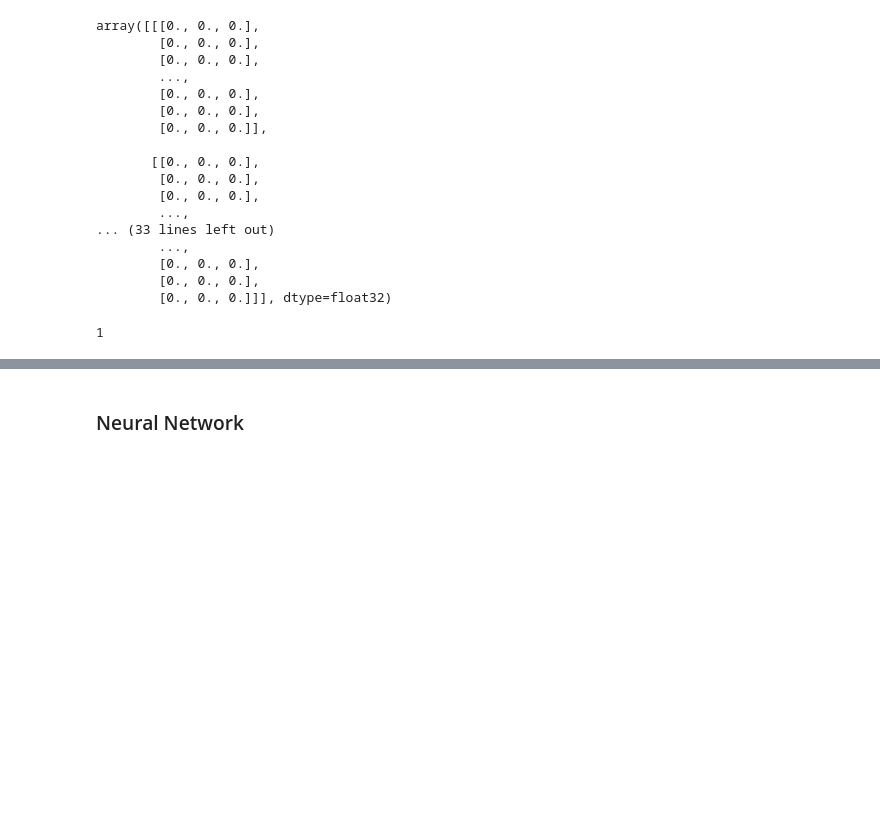
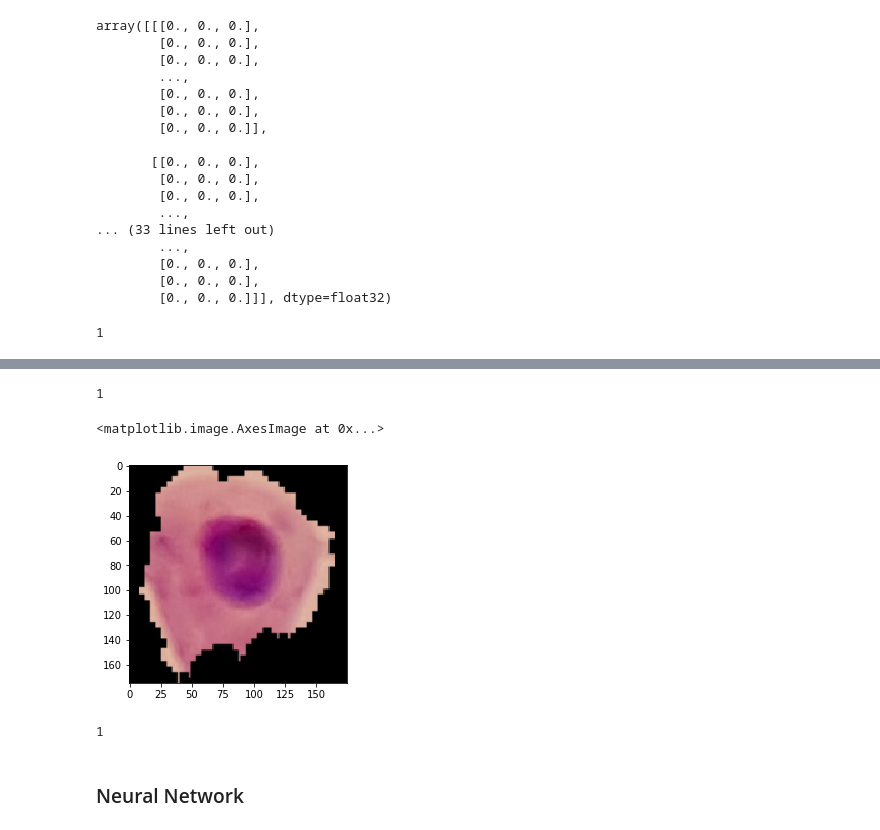
Before and after one commit to SamPoad/data-labs, a Jupyter notebook: final-project/Poad_jupyternotebook.ipynb, the cells around one changed output, grey strips where cells are left out. Drawn from its saved outputs; the diff is of its cells as text; code cells hidden in the pictures; blank space fills up the shorter version.

```diff
--- a/final-project/Poad_jupyternotebook.ipynb
+++ b/final-project/Poad_jupyternotebook.ipynb
@@ -712,3 +722,16 @@ set(test_X[0].ravel())
+# %%
+train_y[0]
+# %% [output]
+1
+# %%
+plt.imshow(test_X[0])
+# %% [output]
+<matplotlib.image.AxesImage at 0x...>
+[figure, added]
+# %%
+test_y[0]
+# %% [output]
+1
 # %% [markdown]
 ### Neural Network
 # %% [markdown]
```
Also changed, not shown: parts of 25 cells of this notebook, 1 other file.
